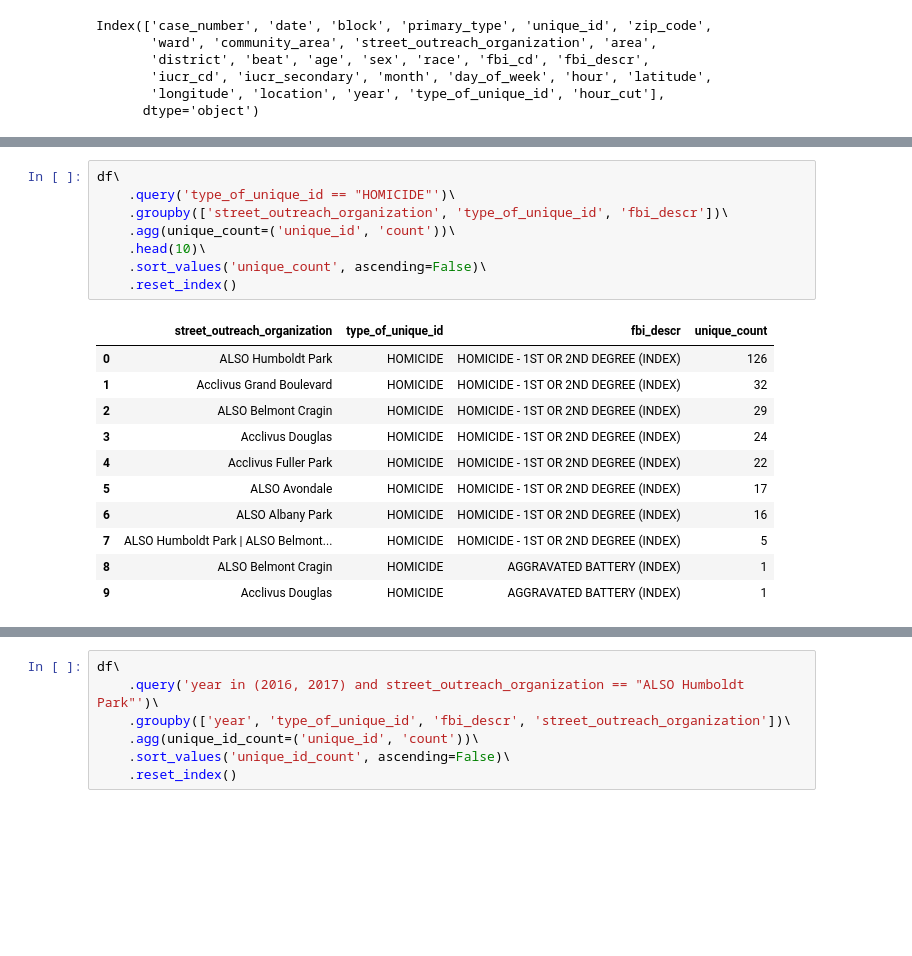
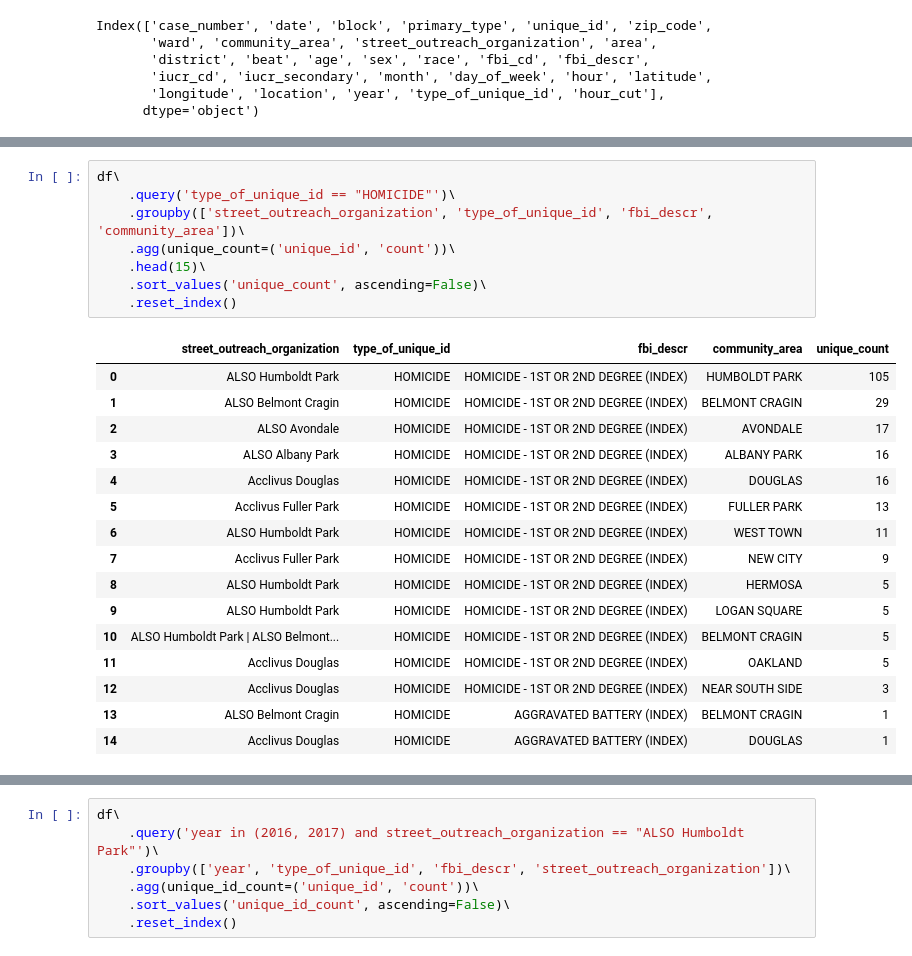
Before and after one commit to RomanD83/violence_reduction, a Jupyter notebook: vr.ipynb, the cells around one changed output, grey strips where cells are left out. Saved outputs shown, nothing was run; the diff lists cells and outputs as text; blank space fills up the shorter version.

```diff
--- a/vr.ipynb
+++ b/vr.ipynb
@@ -414,23 +433,28 @@ df\
 # %%
 df\
     .query('type_of_unique_id == "HOMICIDE"')\
-    .groupby(['street_outreach_organization', 'type_of_unique_id', 'fbi_descr'])\
+    .groupby(['street_outreach_organization', 'type_of_unique_id', 'fbi_descr', 'community_area'])\
     .agg(unique_count=('unique_id', 'count'))\
-    .head(10)\
+    .head(15)\
     .sort_values('unique_count', ascending=False)\
     .reset_index()
 # %% [output]
-|  | street_outreach_organization | type_of_unique_id | fbi_descr | unique_count |
-| 0 | ALSO Humboldt Park | HOMICIDE | HOMICIDE - 1ST OR 2ND DEGREE (INDEX) | 126 |
-| 1 | Acclivus Grand Boulevard | HOMICIDE | HOMICIDE - 1ST OR 2ND DEGREE (INDEX) | 32 |
-| 2 | ALSO Belmont Cragin | HOMICIDE | HOMICIDE - 1ST OR 2ND DEGREE (INDEX) | 29 |
-| 3 | Acclivus Douglas | HOMICIDE | HOMICIDE - 1ST OR 2ND DEGREE (INDEX) | 24 |
-| 4 | Acclivus Fuller Park | HOMICIDE | HOMICIDE - 1ST OR 2ND DEGREE (INDEX) | 22 |
-| 5 | ALSO Avondale | HOMICIDE | HOMICIDE - 1ST OR 2ND DEGREE (INDEX) | 17 |
-| 6 | ALSO Albany Park | HOMICIDE | HOMICIDE - 1ST OR 2ND DEGREE (INDEX) | 16 |
-| 7 | ALSO Humboldt Park | ALSO Belmont... | HOMICIDE | HOMICIDE - 1ST OR 2ND DEGREE (INDEX) | 5 |
-| 8 | ALSO Belmont Cragin | HOMICIDE | AGGRAVATED BATTERY (INDEX) | 1 |
-| 9 | Acclivus Douglas | HOMICIDE | AGGRAVATED BATTERY (INDEX) | 1 |
+|  | street_outreach_organization | type_of_unique_id | fbi_descr | community_area | unique_count |
+| 0 | ALSO Humboldt Park | HOMICIDE | HOMICIDE - 1ST OR 2ND DEGREE (INDEX) | HUMBOLDT PARK | 105 |
+| 1 | ALSO Belmont Cragin | HOMICIDE | HOMICIDE - 1ST OR 2ND DEGREE (INDEX) | BELMONT CRAGIN | 29 |
+| 2 | ALSO Avondale | HOMICIDE | HOMICIDE - 1ST OR 2ND DEGREE (INDEX) | AVONDALE | 17 |
+| 3 | ALSO Albany Park | HOMICIDE | HOMICIDE - 1ST OR 2ND DEGREE (INDEX) | ALBANY PARK | 16 |
+| 4 | Acclivus Douglas | HOMICIDE | HOMICIDE - 1ST OR 2ND DEGREE (INDEX) | DOUGLAS | 16 |
+| 5 | Acclivus Fuller Park | HOMICIDE | HOMICIDE - 1ST OR 2ND DEGREE (INDEX) | FULLER PARK | 13 |
+| 6 | ALSO Humboldt Park | HOMICIDE | HOMICIDE - 1ST OR 2ND DEGREE (INDEX) | WEST TOWN | 11 |
+| 7 | Acclivus Fuller Park | HOMICIDE | HOMICIDE - 1ST OR 2ND DEGREE (INDEX) | NEW CITY | 9 |
+| 8 | ALSO Humboldt Park | HOMICIDE | HOMICIDE - 1ST OR 2ND DEGREE (INDEX) | HERMOSA | 5 |
+| 9 | ALSO Humboldt Park | HOMICIDE | HOMICIDE - 1ST OR 2ND DEGREE (INDEX) | LOGAN SQUARE | 5 |
+| 10 | ALSO Humboldt Park | ALSO Belmont... | HOMICIDE | HOMICIDE - 1ST OR 2ND DEGREE (INDEX) | BELMONT CRAGIN | 5 |
+| 11 | Acclivus Douglas | HOMICIDE | HOMICIDE - 1ST OR 2ND DEGREE (INDEX) | OAKLAND | 5 |
+| 12 | Acclivus Douglas | HOMICIDE | HOMICIDE - 1ST OR 2ND DEGREE (INDEX) | NEAR SOUTH SIDE | 3 |
+| 13 | ALSO Belmont Cragin | HOMICIDE | AGGRAVATED BATTERY (INDEX) | BELMONT CRAGIN | 1 |
+| 14 | Acclivus Douglas | HOMICIDE | AGGRAVATED BATTERY (INDEX) | DOUGLAS | 1 |
 # %%
 df\
     .query('type_of_unique_id == "SHOOTING"')\
```
Also changed, not shown: parts of 15 cells of this notebook.
